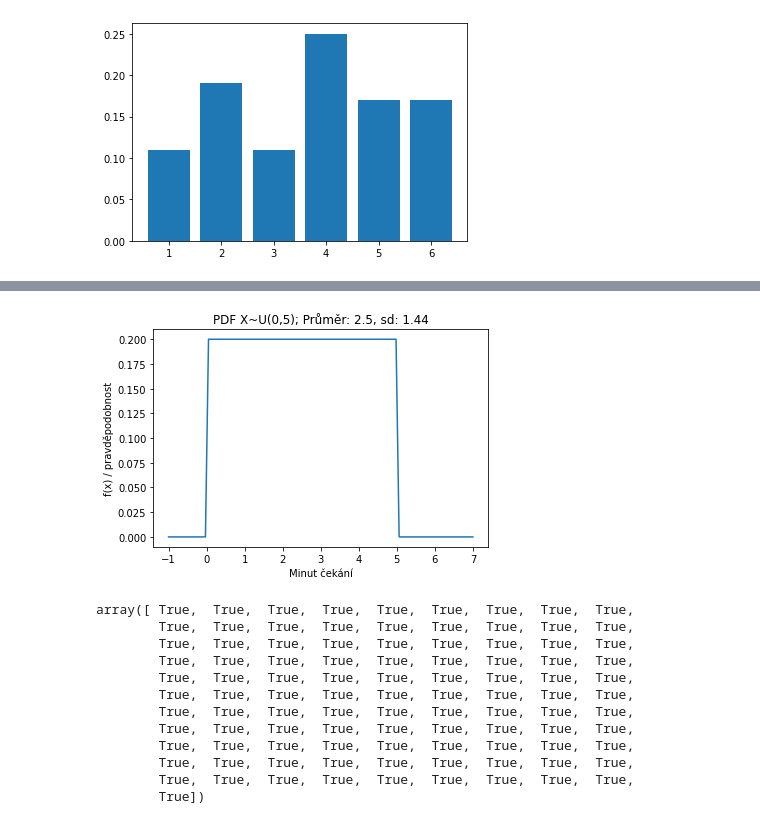
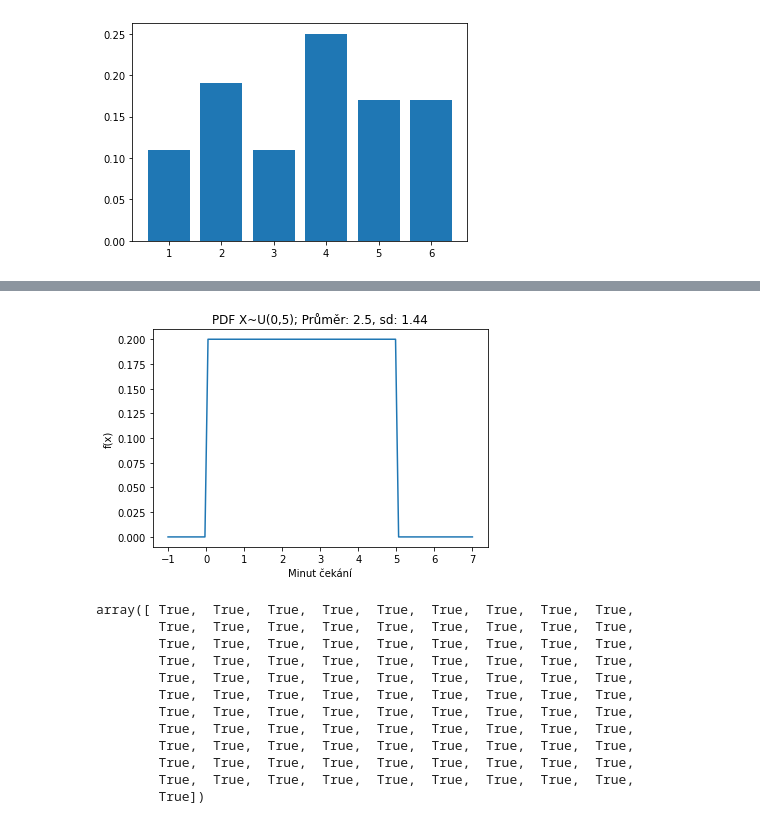
Before and after one commit to schubertjan/cuni, a Jupyter notebook: stats/cviceni/cviceni_2/pravdepodobnostni_rozlozeni.ipynb, the cells around one changed output, grey strips where cells are left out. Drawn from its saved outputs; the diff is of its cells as text; code cells hidden in the pictures.

```diff
--- a/stats/cviceni/cviceni_2/pravdepodobnostni_rozlozeni.ipynb
+++ b/stats/cviceni/cviceni_2/pravdepodobnostni_rozlozeni.ipynb
@@ -58,24 +64,24 @@ V praxi nabývá uniformního rozložení například sériová čísla při vý
 # %%
 x = np.linspace(-1,7,num=100)
 
 a = 0
 b = 5
 
 pdf = np.zeros(x.shape[0])
 for k,v in enumerate(x):
     if (v >= a) & (v <= b):
         pdf[k] = 1/(b-a)
 
 prumer = (a+b)/2
 sd = np.round(np.sqrt((b-a)**2 / 12), 2)
 
 plt.plot(x, pdf)
 plt.xlabel("Minut čekání")
-plt.ylabel("f(x) / pravděpodobnost")
+plt.ylabel("f(x)")
 plt.title(f"PDF X~U(0,5); Průměr: {prumer}, sd: {sd}")
 plt.show()
 # %% [output]
-[figure, old version]
+[figure, new version]
 # %%
 stats.uniform.pdf(x=x,loc=0,scale=5) == pdf
 # %% [output]
```
Also changed, not shown: parts of 20 cells of this notebook.
